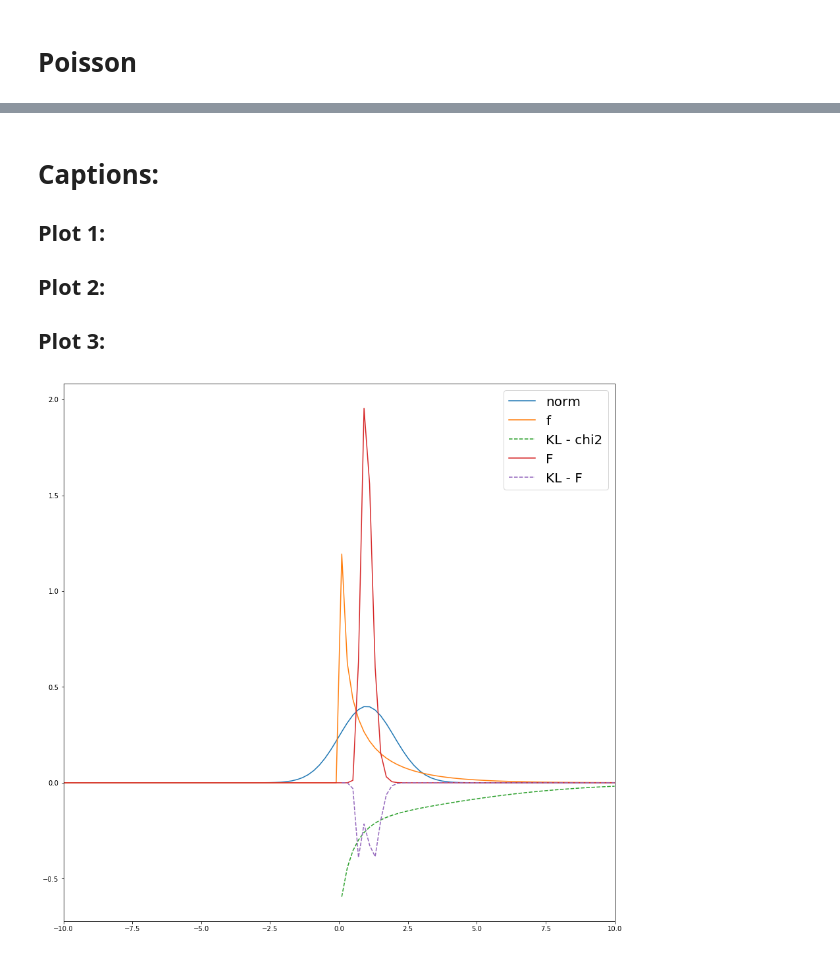
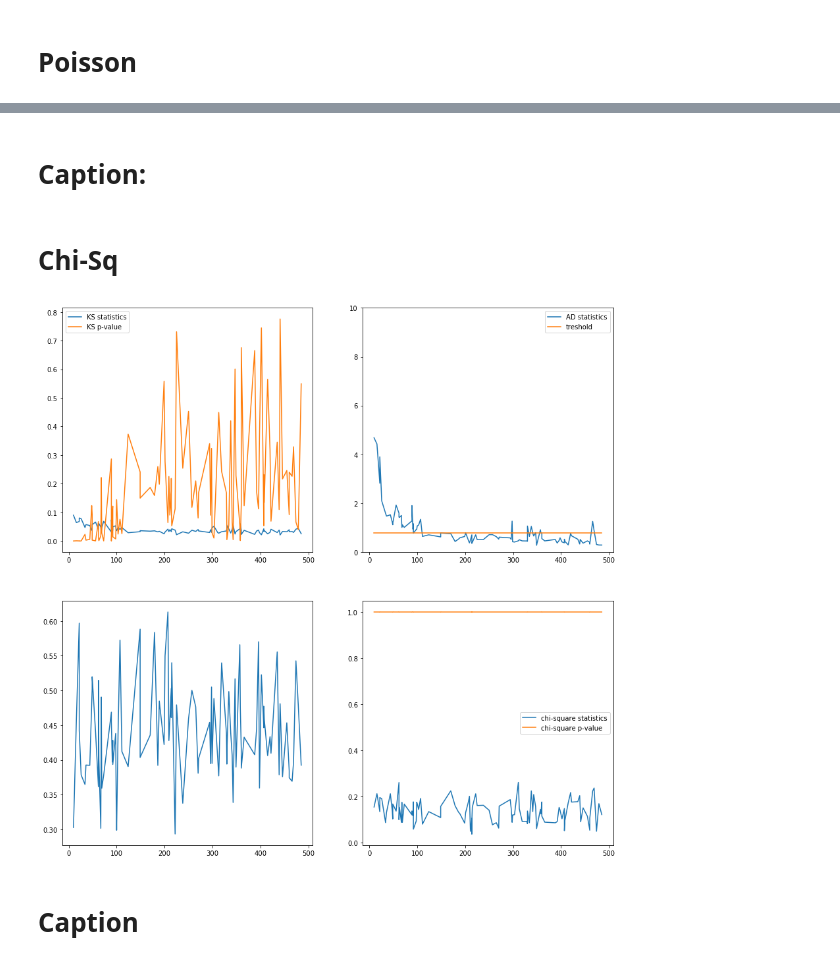
Before and after one commit to ep2247/PUI2017_ep2247, a Jupyter notebook: HW5_ep2247/HW5_2_ep3347.ipynb, the cells around one changed output, grey strips where cells are left out. Cells and saved outputs as stored; diff of their text form; code cells hidden in the pictures.

```diff
--- a/HW5_ep2247/HW5_2_ep3347.ipynb
+++ b/HW5_ep2247/HW5_2_ep3347.ipynb
@@ -296,41 +328,4 @@ pl.legend();
-# %% [markdown]
-# Captions:
-
-## Plot 1:
-
-## Plot 2:
-
-## Plot 3:
-# %%
-pl.figure(figsize=(15,15))
-
-q = lambda x, mu : scipy.stats.distributions.norm.pdf(x - mu)
-c = lambda x, mu : scipy.stats.distributions.chi2.pdf(x, df=mu)
-f = lambda x, mu : scipy.stats.distributions.f.pdf(x,100,100)
-
-Dkl = lambda x ,mu, p :  p(x, mu) * np.log10(q(x, mu)) + p(x, mu) * np.log10(p(x, mu))
-
-def model(x) :
-    #gaussian model from scratch
-    return 1. / (s * np.sqrt(2 * np.pi)) * np.exp(- ((x - m)**2 / 2. / s**2))
-
-x = np.linspace(-10,10,100)
-pl.plot(x, q(x, 1), label='norm')
-
-#print np.nansum(Dkl(np.linspace(0,30,1000), 1, p))
-
-pl.plot(x, c(x,1), label='f')
-pl.plot(x,Dkl(x, 1, c), '--', label = 'KL - chi2')
-
-#print np.nansum(Dkl(np.linspace(0,30,1000), 1, c))
-
-pl.plot(x, f(x,1), label='F')
-pl.plot(x, Dkl(x, 1, f), '--', label = 'KL - F')
-
-#print np.nansum(Dkl(np.linspace(0,30,1000), 1, f))
-bins = np.arange(0, 99, 10)
-
-pl.xlim(-10, 10)
-pl.legend(fontsize = 20);
-# %% [output]
-[figure, removed]
+# %% [markdown]
+# Caption:
+# %% [markdown]
+# Chi-Sq
@@ -336,0 +374,25 @@ pl.legend(fontsize = 20);
+# %%
+fig = pl.figure(figsize = (15,15))
+fig.add_subplot(221)
+pl.plot(narray, ks_s_p, label='KS statistics')
+pl.plot(narray, ks_p_p, label='KS p-value')
+pl.legend()
+
+fig.add_subplot(222)
+pl.plot(narray, ad_p,  label='AD statistics')
+pl.plot([narray[0], narray[-1]],[threshold, threshold], label="treshold")
+pl.ylim(0,10) #limit the y range or you cannot see the relevant part
+pl.legend()
+
+fig.add_subplot(223)
+pl.plot(narray, kl_p, label='K-L (entropy)')
+
+fig.add_subplot(224)
+pl.plot(narray, chi_p, label='chi-square statistics')
+pl.plot(narray, chi_b, label='chi-square p-value')
+
+pl.legend();
+# %% [output]
+[figure, added]
+# %% [markdown]
+# Caption
```
Also changed, not shown: parts of 13 cells of this notebook, 9 other files.
